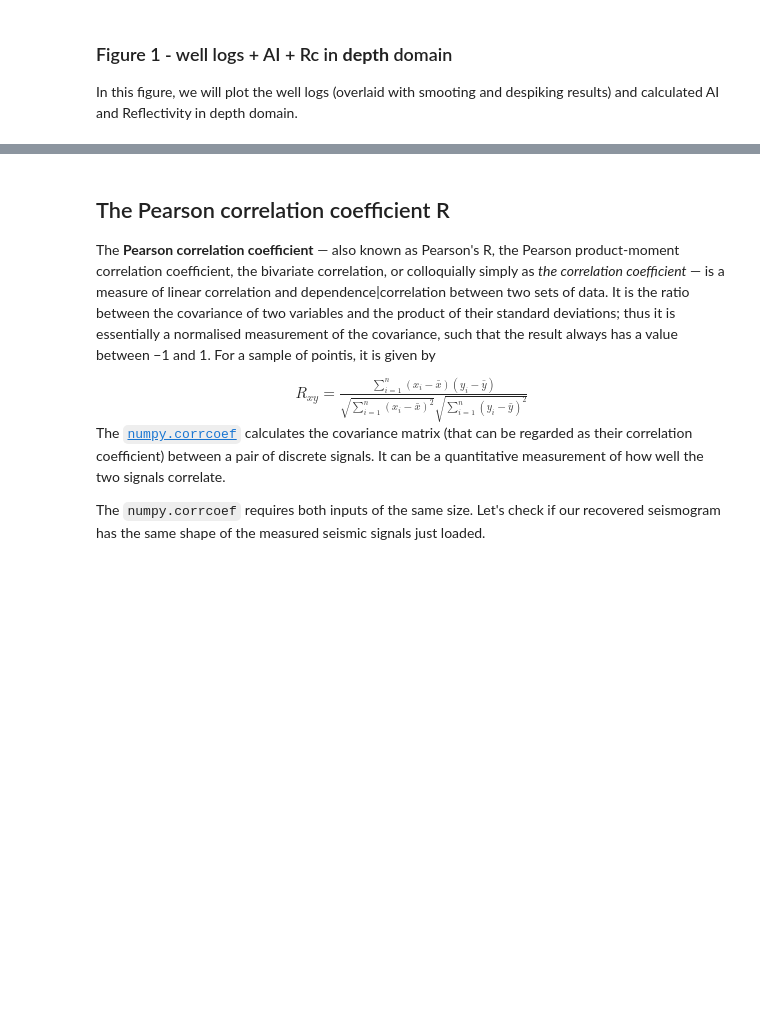
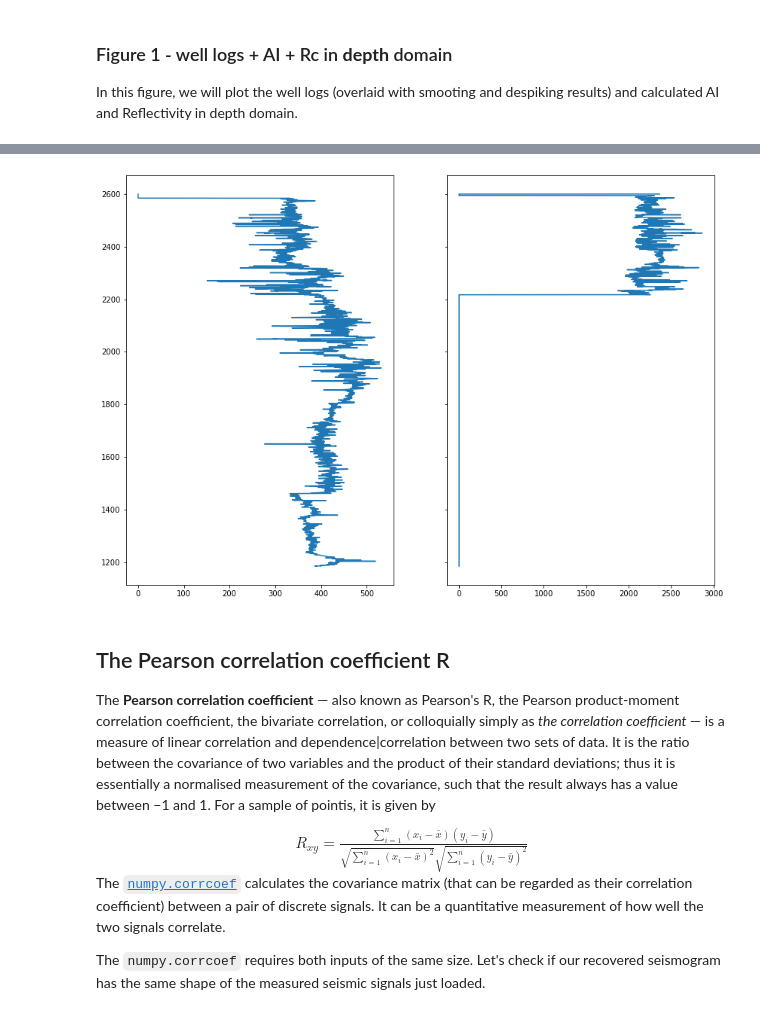
Before and after one commit to HackaGeo2021UFF/well-tie-challenge, a Jupyter notebook: notebooks/presentation.ipynb, the cells around one changed output, grey strips where cells are left out. Saved outputs shown, nothing was run; the diff lists cells and outputs as text; code cells hidden in the pictures; blank space fills up the shorter version.

```diff
--- a/notebooks/presentation.ipynb
+++ b/notebooks/presentation.ipynb
@@ -553,3 +385,12 @@ plt.savefig('Fig2.png', dpi=600)
+# %%
+fig, axs = plt.subplots(1, 2, sharey=True, figsize = (14,10))
+
+axs[0].plot(data['well']['DT'], data['well'].index)
+axs[1].plot(data['well']['RHOB'], data['well'].index)
+
+plt.show()
+# %% [output]
+[figure, added]
 # %% [markdown]
 ## The Pearson correlation coefficient R
 
```
Also changed, not shown: parts of 22 cells of this notebook.
